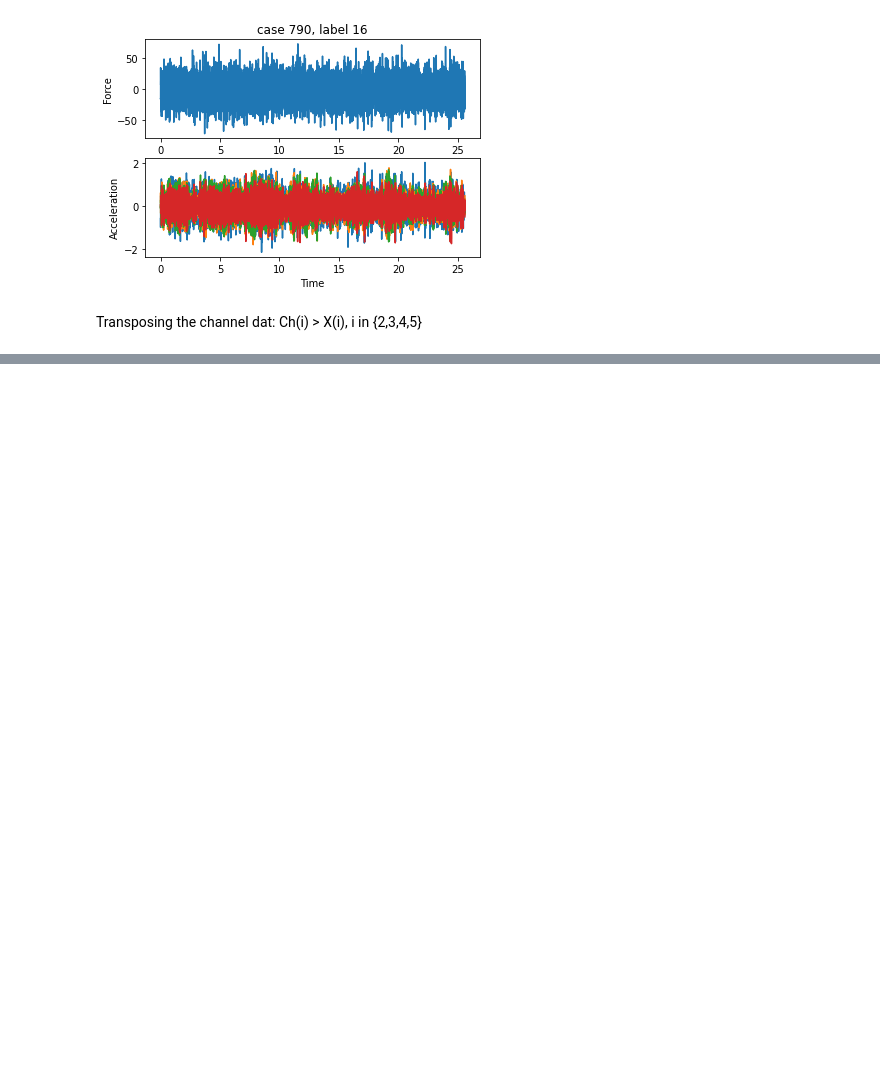
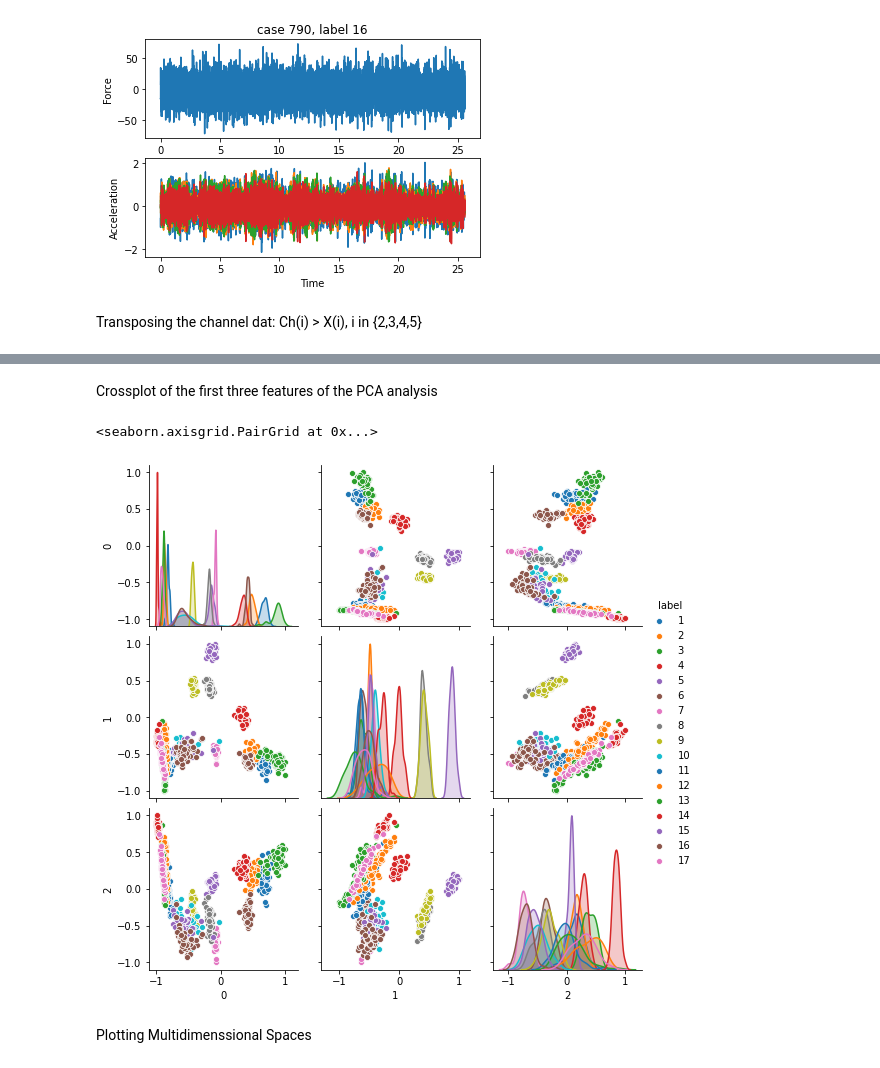
Before and after one commit to felipecostapereira/Task_02_PCA_LinearModels, a Jupyter notebook: task02.ipynb, the cells around one changed output, grey strips where cells are left out. Cells and saved outputs as stored; diff of their text form; code cells hidden in the pictures; blank space fills up the shorter version.

```diff
--- a/task02.ipynb
+++ b/task02.ipynb
@@ -133,0 +188,10 @@ sns.heatmap(df2)
+# %% [markdown]
+Crossplot of the first three features of the PCA analysis
+# %%
+
+sns.pairplot(data=dfx2_label.iloc[:,[0,1,2,-1]], hue='label', palette='tab10')
+# %% [output]
+<seaborn.axisgrid.PairGrid at 0x...>
+[figure, added]
+# %% [markdown]
+Plotting Multidimenssional Spaces
```
Also changed, not shown: parts of 18 cells of this notebook.
